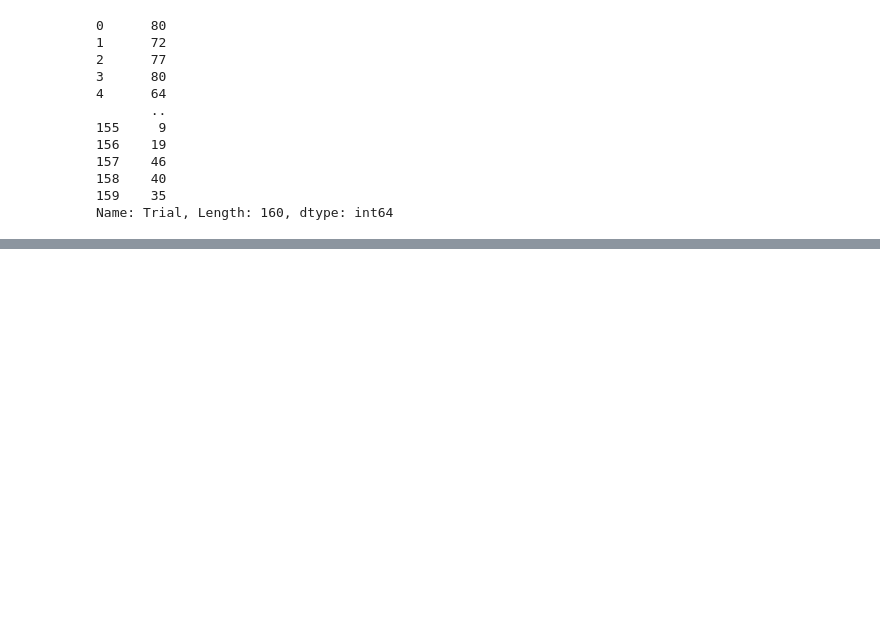
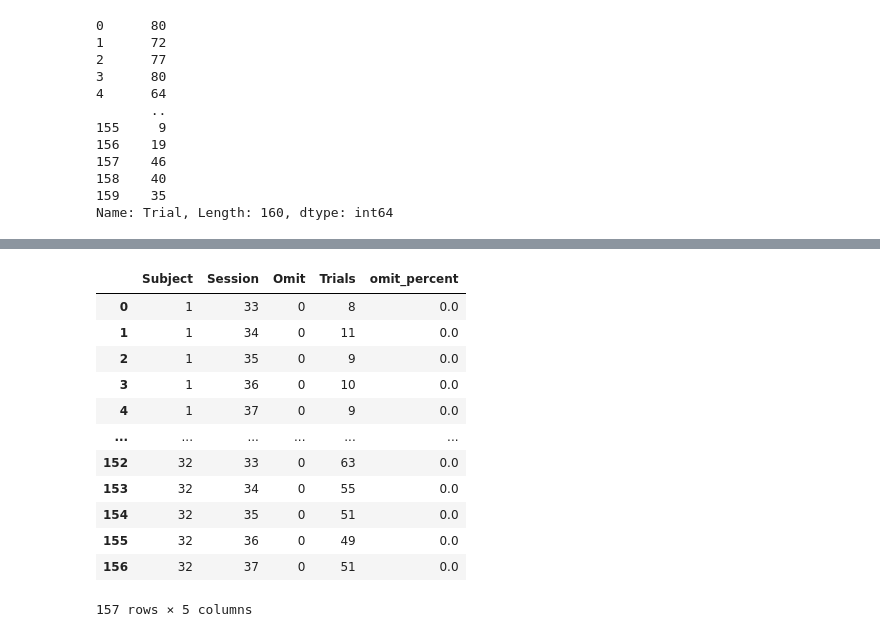
Before and after one commit to deckyblue/sparklyRGT, a Jupyter notebook: sparklyRGT_tutorial/sparklyRGT_template_4.ipynb, the cells around one changed output, grey strips where cells are left out. Cells and saved outputs as stored; diff of their text form; code cells hidden in the pictures; blank space fills up the shorter version.

```diff
--- a/sparklyRGT_tutorial/sparklyRGT_template_4.ipynb
+++ b/sparklyRGT_tutorial/sparklyRGT_template_4.ipynb
@@ -218,0 +210,26 @@ prem_resp_cued
+# %%
+mode = 'Session'
+cued_omit = df_cued.groupby(['Subject',mode], as_index = False)['Omit'].sum()
+cued_omit['Trials'] = df_cued.groupby(['Subject',mode],as_index=False)['Trial'].count()['Trial']
+cued_omit['omit_percent'] = cued_omit['Omit']/cued_omit['Trials'] * 100
+cued_omit
+
+uncued_omit = df_uncued.groupby(['Subject',mode], as_index = False)['Omit'].sum()
+uncued_omit['Trials'] = df_uncued.groupby(['Subject',mode],as_index=False)['Trial'].count()['Trial']
+uncued_omit['omit_percent'] = uncued_omit['Omit']/cued_omit['Trials'] * 100
+uncued_omit
+# cued_omit
+# %% [output]
+|  | Subject | Session | Omit | Trials | omit_percent |
+| 0 | 1 | 33 | 0 | 8 | 0.0 |
+| 1 | 1 | 34 | 0 | 11 | 0.0 |
+| 2 | 1 | 35 | 0 | 9 | 0.0 |
+| 3 | 1 | 36 | 0 | 10 | 0.0 |
+| 4 | 1 | 37 | 0 | 9 | 0.0 |
+| ... | ... | ... | ... | ... | ... |
+| 152 | 32 | 33 | 0 | 63 | 0.0 |
+| 153 | 32 | 34 | 0 | 55 | 0.0 |
+| 154 | 32 | 35 | 0 | 51 | 0.0 |
+| 155 | 32 | 36 | 0 | 49 | 0.0 |
+| 156 | 32 | 37 | 0 | 51 | 0.0 |
+157 rows × 5 columns
```
Also changed, not shown: parts of 12 cells of this notebook, 1 other file.
